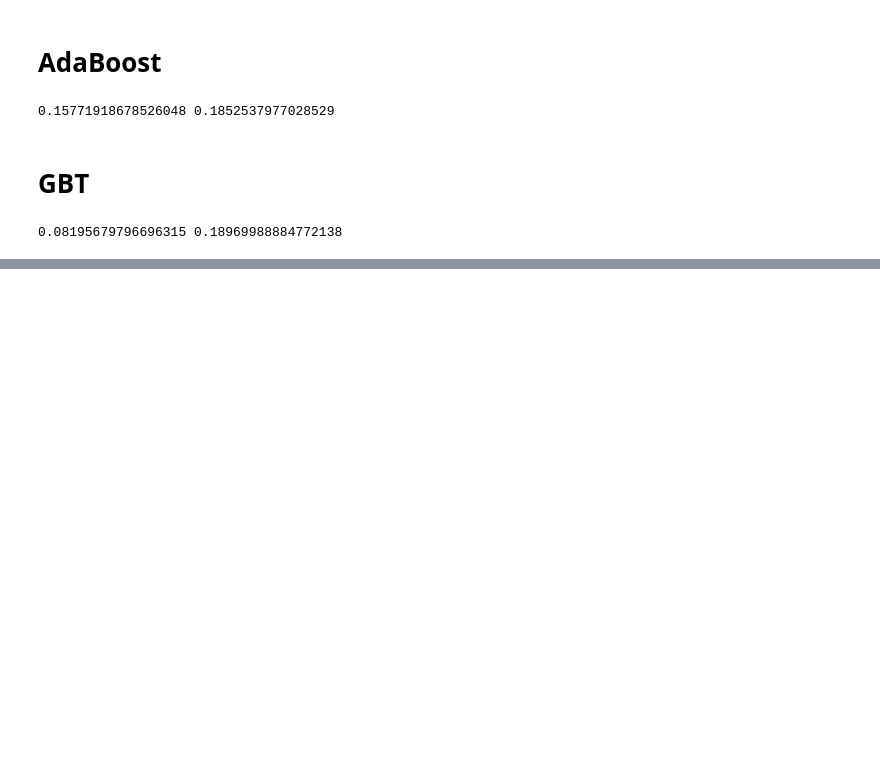
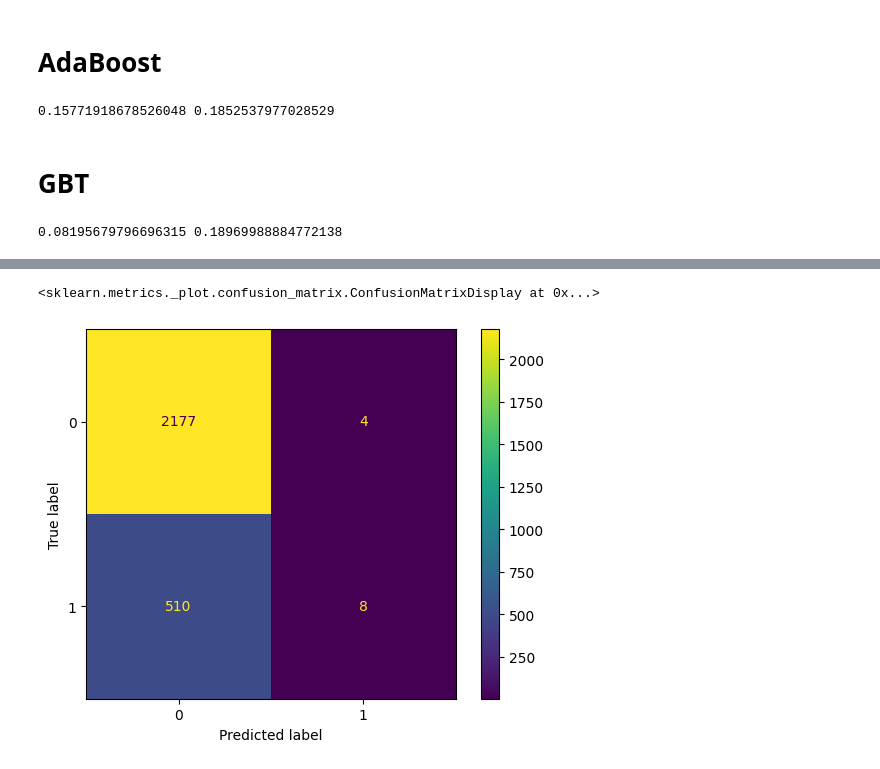
Before and after one commit to AddMe-pls/MachineLearning, a Jupyter notebook: mian.ipynb, the cells around one changed output, grey strips where cells are left out. Saved outputs shown, nothing was run; the diff lists cells and outputs as text; code cells hidden in the pictures; blank space fills up the shorter version.

```diff
--- a/mian.ipynb
+++ b/mian.ipynb
@@ -523,3 +649,9 @@ print(err_train, err_test)
+# %%
+from sklearn.metrics import plot_confusion_matrix
+plot_confusion_matrix(mlp_model, X_test, y_test)
+# %% [output]
+<sklearn.metrics._plot.confusion_matrix.ConfusionMatrixDisplay at 0x...>
+[figure, added]
 # %% [markdown]
 # Выводы
 
```
Also changed, not shown: parts of 25 cells of this notebook.
